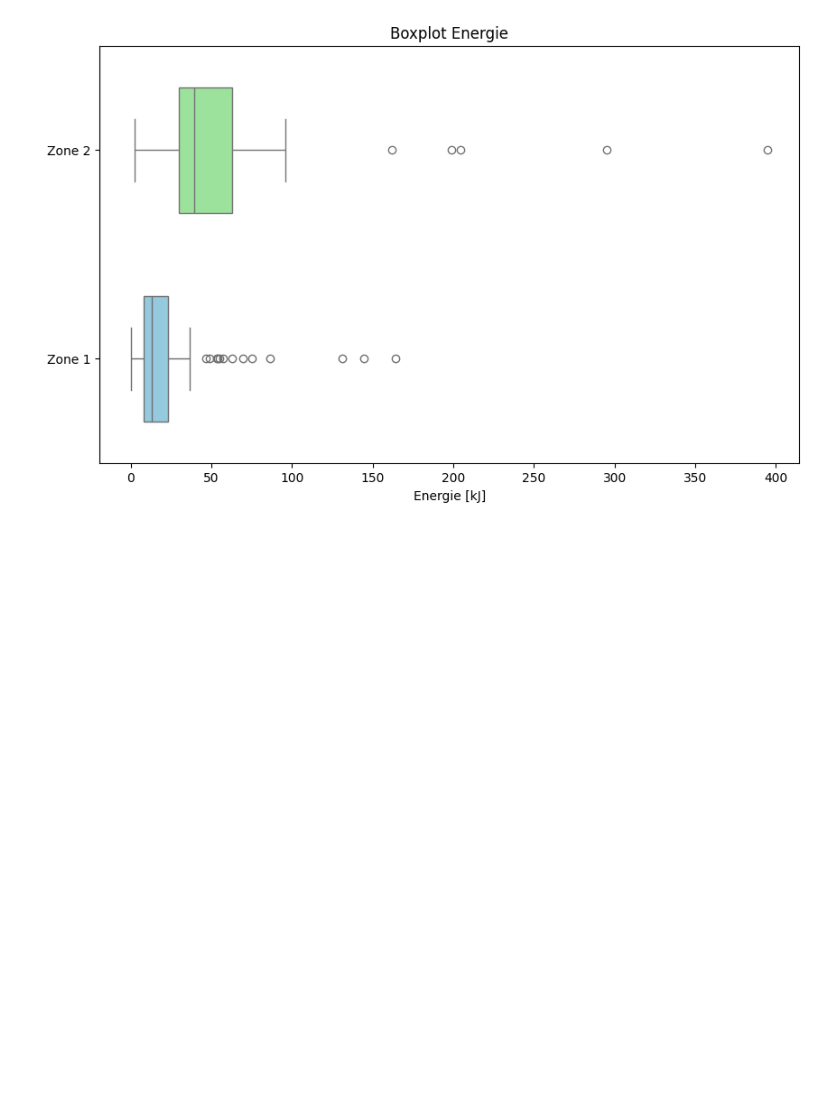
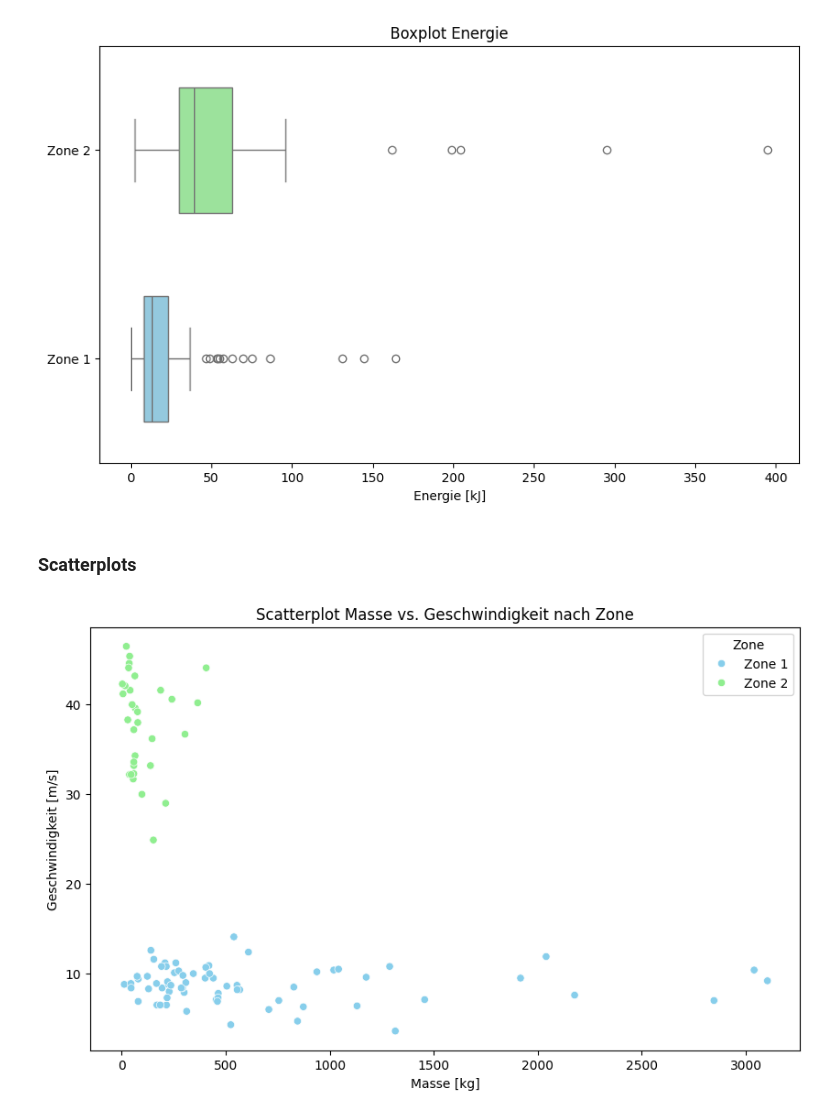
Before and after one commit to Steff72/cwm1, a Jupyter notebook: notebook/cwm1.ipynb, the cells around one changed output. Drawn from its saved outputs; the diff is of its cells as text; code cells hidden in the pictures; blank space fills up the shorter version.

Commit message:
scatterplot added

```diff
--- a/notebook/cwm1.ipynb
+++ b/notebook/cwm1.ipynb
@@ -240,3 +242,31 @@ plot_boxplot('Geschwindigkeit [m/s]', 'Boxplot Geschwindigkeit')
 plot_boxplot('Energie [kJ]', 'Boxplot Energie')
 # %% [output]
 [figure]
+# %% [markdown]
+### Scatterplots
+# %%
+# add Zone
+df1['Zone'] = 'Zone 1'
+df2['Zone'] = 'Zone 2'
+
+# combine df1 and df2
+df_combined = pd.concat([df1, df2])
+
+# function for scatterplot
+def plot_scatter(feature_1: str, feature_2: str, title: str) -> None:
+
+    # scatterplot
+    plt.figure(figsize=(10, 6))
+    sns.scatterplot(df_combined, x=feature_1, y=feature_2, hue='Zone', palette=['skyblue', 'lightgreen'])
+
+    # labels
+    plt.title(title)
+    plt.xlabel(feature_1)
+    plt.ylabel(feature_2)
+
+    plt.show()
+# %%
+# scatterplot Masse vs. Geschwindigkeit
+plot_scatter('Masse [kg]', 'Geschwindigkeit [m/s]', 'Scatterplot Masse vs. Geschwindigkeit nach Zone')
+# %% [output]
+[figure, added]
```
Also changed, not shown: parts of 4 cells of this notebook, 2 other files.
